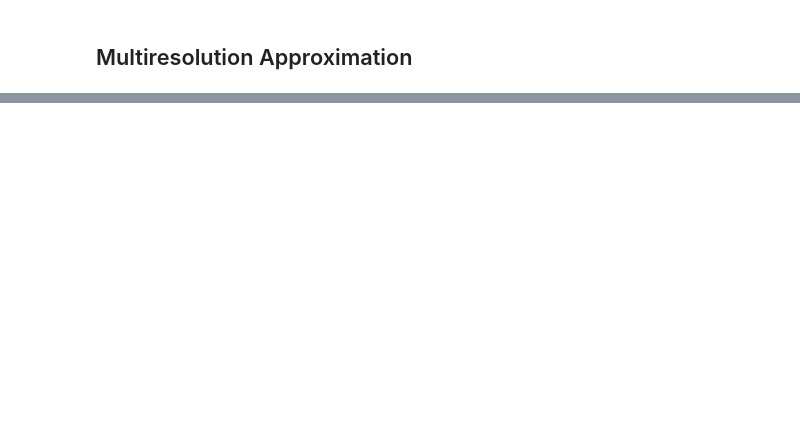
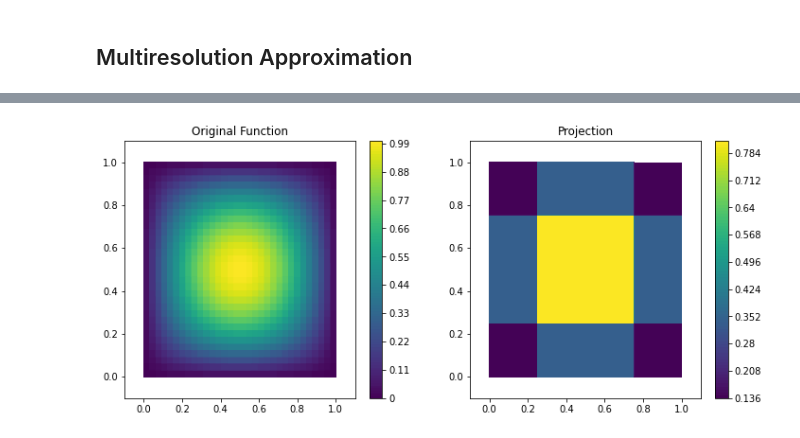
Before and after one commit to hvanwyk/quadmesh, a Jupyter notebook: experiments/multiscale_gmrf/optimal_upscaling_01.ipynb, the cells around one changed output, grey strips where cells are left out. Cells and saved outputs as stored; diff of their text form; code cells hidden in the pictures; blank space fills up the shorter version.

```diff
--- a/experiments/multiscale_gmrf/optimal_upscaling_01.ipynb
+++ b/experiments/multiscale_gmrf/optimal_upscaling_01.ipynb
@@ -224,0 +331,39 @@ print(J_sample)
+# %%
+#
+# Define Piecewise Constant Elements
+#
+Q0 = QuadFE(2,'DQ0')
+
+# DofHandler
+dQ0 = DofHandler(mesh,Q0)
+dQ0.distribute_dofs()
+
+# Basis on the fine mesh
+phi_fine = Basis(dQ0)
+
+# Define function on the fine mesh (note how x is treated as a two column array)
+q_fine = Nodal(f=lambda x: np.sin(np.pi*x[:,0])*np.sin(np.pi*x[:,1]), basis=phi_fine)
+
+# Compute the projection matrix
+P = projection_matrix(dQ0,'fine','coarse')
+
+# Basis function on the coarse mesh
+phi_coarse = Basis(dQ0, subforest_flag='coarse')
+
+# Define the projection of q onto the coarse basis
+q_coarse = Nodal(data = P.dot(q_fine.data()), basis=phi_coarse)
+
+#
+# Plot Results
+#
+fig, axes = plt.subplots(1,2, figsize=(12,5))
+
+axes[0] = plot.contour(q_fine,axis=axes[0])
+axes[0].set_title('Original Function')
+
+axes[1] = plot.contour(q_coarse, axis=axes[1])
+axes[1].set_title('Projection')
+
+plt.show()
+# %% [output]
+[figure, added]
```
Also changed, not shown: parts of 7 cells of this notebook, 13 other files.
